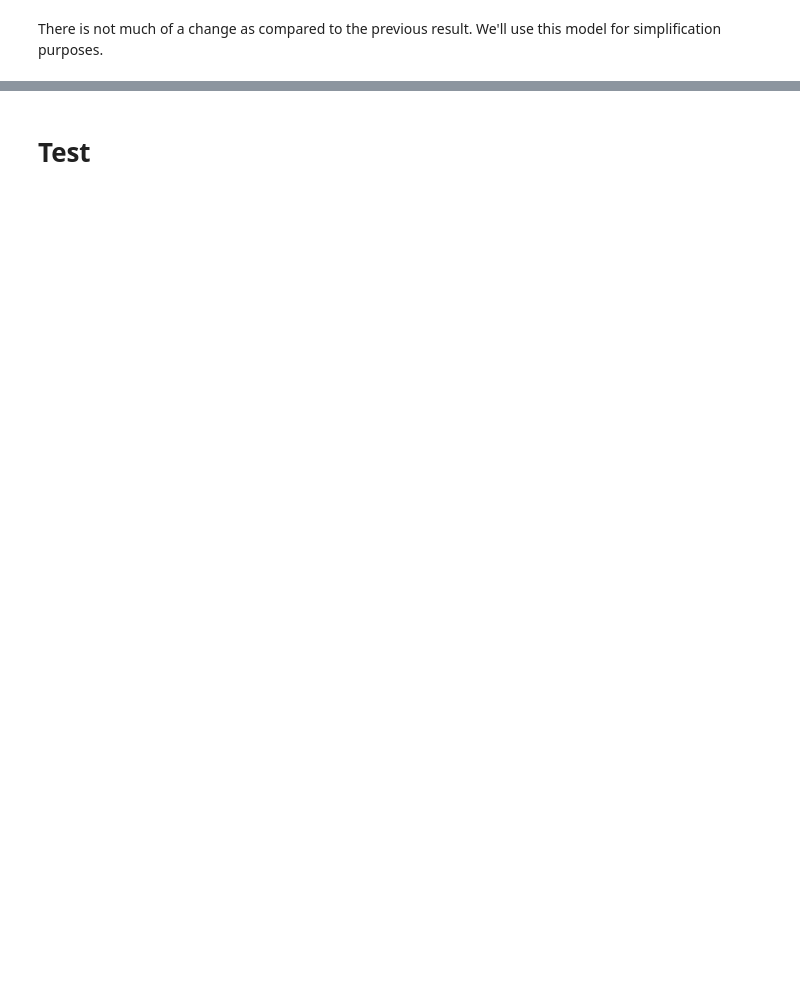
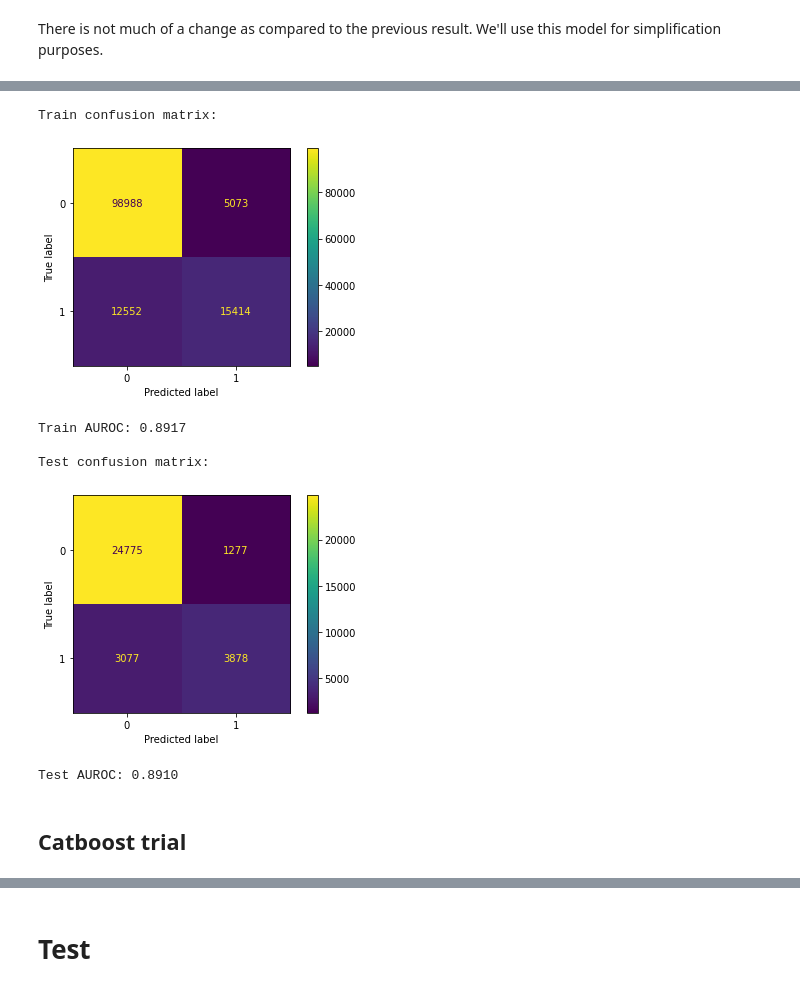
Before and after one commit to emsjoac2002/Kaggle_Playground_s4_e1, a Jupyter notebook: PS4E1.ipynb, the cells around one changed output, grey strips where cells are left out. Cells and saved outputs as stored; diff of their text form; code cells hidden in the pictures; blank space fills up the shorter version.

```diff
--- a/PS4E1.ipynb
+++ b/PS4E1.ipynb
@@ -632,0 +749,42 @@ There is not much of a change as compared to the previous result. We'll use this
+# %%
+best_model = HistGradientBoostingClassifier(**study_hist_gradient_boosting.best_params)
+
+best_model.fit(X_train,y_train)
+
+print("Train confusion matrix:")
+
+cm = confusion_matrix(y_train, pd.Series(best_model.predict(X_train),index = y_train.index))
+
+conf_matrix = ConfusionMatrixDisplay(cm,display_labels = [0,1])
+
+conf_matrix.plot()
+
+plt.show()
+
+predictions = best_model.predict(X_test)
+
+print(f"Train AUROC: {roc_auc_score(y_train,best_model.predict_proba(X_train)[:,1]):.4f}")
+print("")
+
+print("Test confusion matrix:")
+
+cm = confusion_matrix(y_test, pd.Series(predictions,index = y_test.index))
+
+conf_matrix = ConfusionMatrixDisplay(cm,display_labels = [0,1])
+
+conf_matrix.plot()
+
+plt.show()
+
+print("")
+print(f"Test AUROC: {roc_auc_score(y_test,best_model.predict_proba(X_test)[:,1]):.4f}")
+# %% [output]
+Train confusion matrix:
+[figure, added]
+Train AUROC: 0.8917
+
+Test confusion matrix:
+[figure, added]
+Test AUROC: 0.8910
+# %% [markdown]
+## Catboost trial
```
Also changed, not shown: parts of 29 cells of this notebook.
